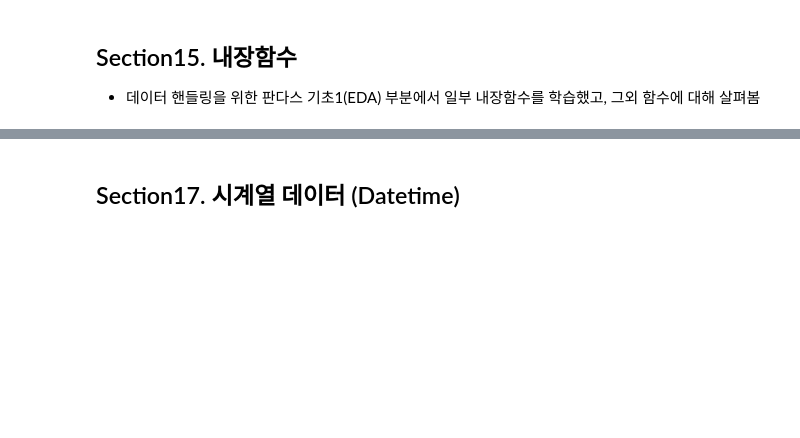
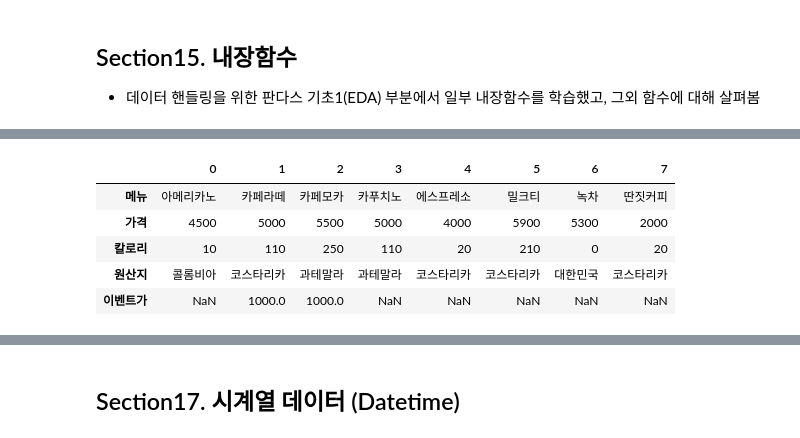
Before and after one commit to 0ys/bigdata_analyst_cert, a Jupyter notebook: part1/ch2/ch2_pandas.ipynb, the cells around one changed output, grey strips where cells are left out. Drawn from its saved outputs; the diff is of its cells as text; code cells hidden in the pictures; blank space fills up the shorter version.

```diff
--- a/part1/ch2/ch2_pandas.ipynb
+++ b/part1/ch2/ch2_pandas.ipynb
@@ -747,3 +1036,13 @@ df.sum(axis=1, numeric_only=True)
+# %%
+# 행과 열을 변경한다. Transpose
+df.T
+# %% [output]
+|  | 0 | 1 | 2 | 3 | 4 | 5 | 6 | 7 |
+| 메뉴 | 아메리카노 | 카페라떼 | 카페모카 | 카푸치노 | 에스프레소 | 밀크티 | 녹차 | 딴짓커피 |
+| 가격 | 4500 | 5000 | 5500 | 5000 | 4000 | 5900 | 5300 | 2000 |
+| 칼로리 | 10 | 110 | 250 | 110 | 20 | 210 | 0 | 20 |
+| 원산지 | 콜롬비아 | 코스타리카 | 과테말라 | 과테말라 | 코스타리카 | 코스타리카 | 대한민국 | 코스타리카 |
+| 이벤트가 | NaN | 1000.0 | 1000.0 | NaN | NaN | NaN | NaN | NaN |
 # %%
 print("최대값: ",df['가격'].max())
 print("최소값: ",df['가격'].min())
```
Also changed, not shown: parts of 107 cells of this notebook, 5 other files.
